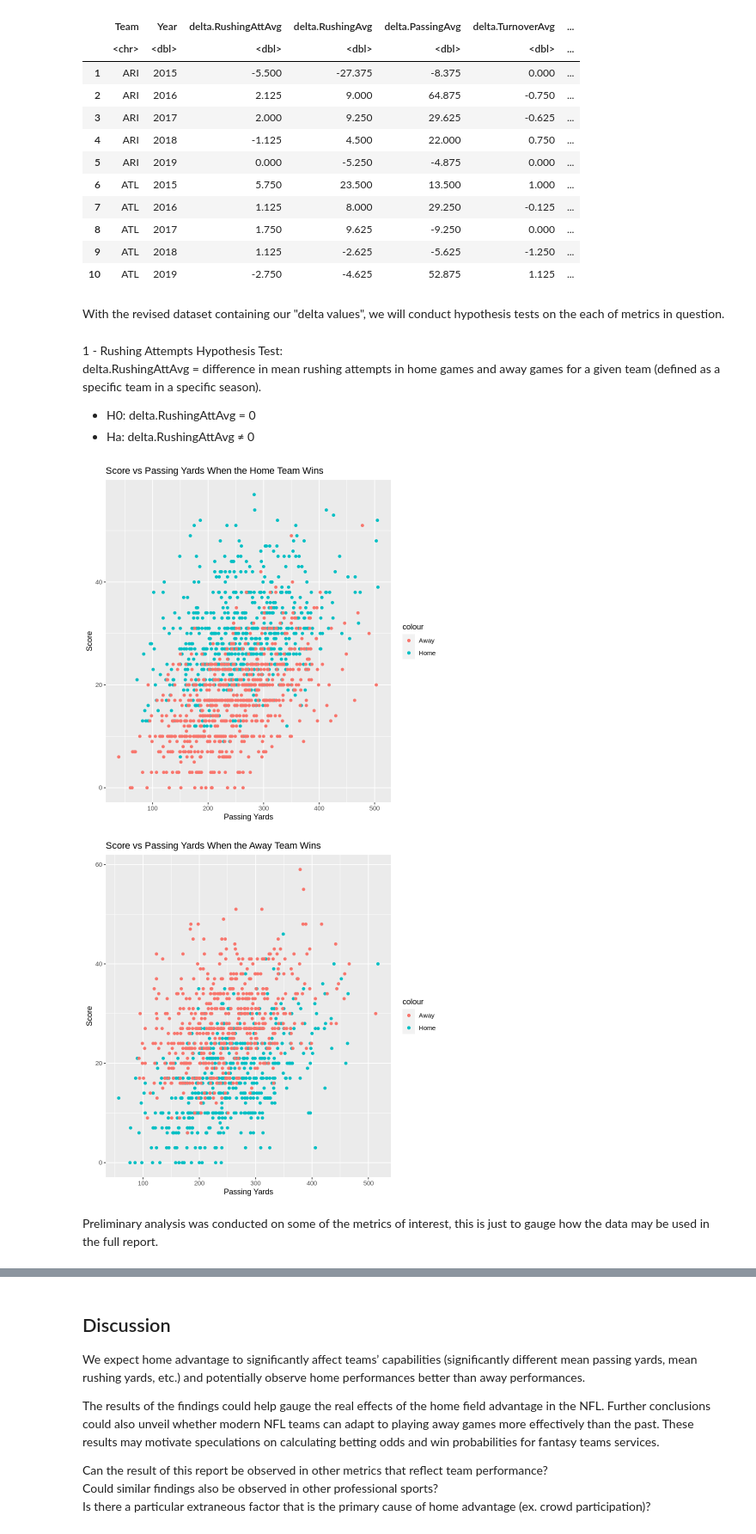
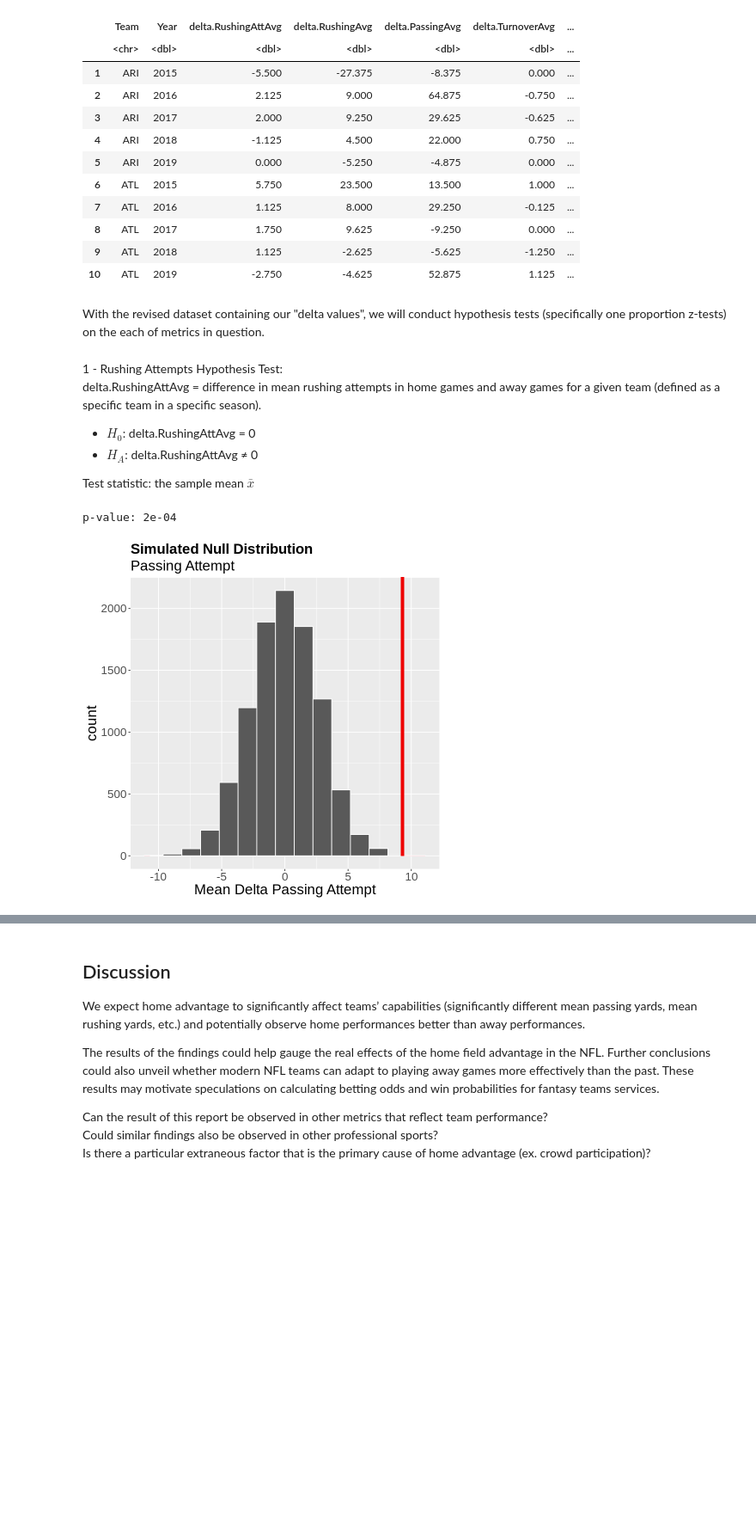
Before and after one commit to DavidYJC/STAT201_GroupProject, a Jupyter notebook: Project Report.ipynb, the cells around one changed output, grey strips where cells are left out. Shown: that part at 86% size. Cells and saved outputs as stored; diff of their text form; code cells hidden in the pictures; blank space fills up the shorter version.

Commit message:
Partially through the hypothesis test

```diff
--- a/Project Report.ipynb
+++ b/Project Report.ipynb
@@ -332,32 +325,40 @@ A data.frame: 10 × 8
 # %% [markdown]
 </br>
 
-With the revised dataset containing our "delta values", we will conduct hypothesis tests on the each of metrics in question. </br>
+With the revised dataset containing our "delta values", we will conduct hypothesis tests (specifically one proportion z-tests) on the each of metrics in question. </br>
 # %% [markdown]
 1 - Rushing Attempts Hypothesis Test: <br>
 delta.RushingAttAvg = difference in mean rushing attempts in home games and away games for a given team (defined as a specific team in a specific season).
- - H0: delta.RushingAttAvg = 0
- - Ha: delta.RushingAttAvg ≠ 0 <br>
+ - $H_0$: delta.RushingAttAvg = 0
+ - $H_A$: delta.RushingAttAvg ≠ 0 <br>
+
+Test statistic: the sample mean $\bar{x}$
-# %%
-#dataframe containing home team win
-nfl_dataHomeW <- nfl_data[nfl_data$gameResult=="W",]
-
-#dataframe containing home team loss
-nfl_dataAwayW <- nfl_data[nfl_data$gameResult=="L",]
-
-nfl_dataHomeW %>% ggplot() +
-    geom_point(aes(x=H.PassYards, y=H.Score, color='Home')) +
-    geom_point(aes(x=A.PassYards, y=A.Score, color='Away')) +
-    labs(x='Passing Yards', y='Score') +
-    ggtitle('Score vs Passing Yards When the Home Team Wins')
-
-nfl_dataAwayW %>% ggplot() +
-    geom_point(aes(x=H.PassYards, y=H.Score, color='Home')) +
-    geom_point(aes(x=A.PassYards, y=A.Score, color='Away')) +
-    labs(x='Passing Yards', y='Score') +
-    ggtitle('Score vs Passing Yards When the Away Team Wins')
-# %% [output]
-[figure, removed]
-[figure, removed]
-# %% [markdown]
-Preliminary analysis was conducted on some of the metrics of interest, this is just to gauge how the data may be used in the full report.
+# %%
+set.seed(2022)
+#Observed test statistic
+obs_test_stat_delta.RushingAttAvg <- mean(delta_data$delta.RushingAttAvg)
+
+#Create sampling bootstrap and null model
+null_model_delta.RushingAttAvg <- delta_data %>%
+    specify(response = delta.RushingAttAvg) %>%
+    hypothesise(null = "point", mu = 0) %>%
+    generate(type = "bootstrap", reps = 10000) %>%
+    calculate(stat = "mean")
+
+#Visualizing null model
+vis_null_model_delta.RushingAttAvg <- null_model_delta.RushingAttAvg %>%
+    visualize() +
+    shade_p_value(obs_stat = obs_test_stat_delta.RushingAttAvg, direction = "two-sided") +
+    xlab("Mean Delta Rushing Attempt") +
+    ggtitle("Simulated Null Distribution", subtitle = "Rushing Attempt") +
+    theme(plot.title = element_text(size = 20, face = "bold")) +
+    theme(text = element_text(size = 20))
+vis_null_model_delta.PassingAvg
+
+#Calculate p-value
+p_value_delta.RushingAttAvg <- null_model_delta.RushingAttAvg %>%
+    get_p_value(obs_stat = obs_test_stat_delta.RushingAttAvg, direction = "two-sided")
+cat("p-value:", p_value_delta.PassingAvg$p_value)
+# %% [output]
+p-value: 2e-04
+[figure, added]
```
Also changed, not shown: parts of 6 cells of this notebook.
